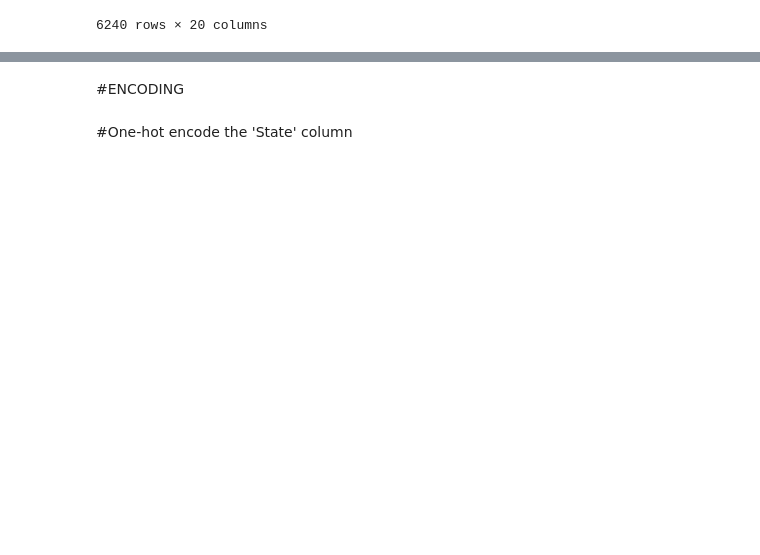
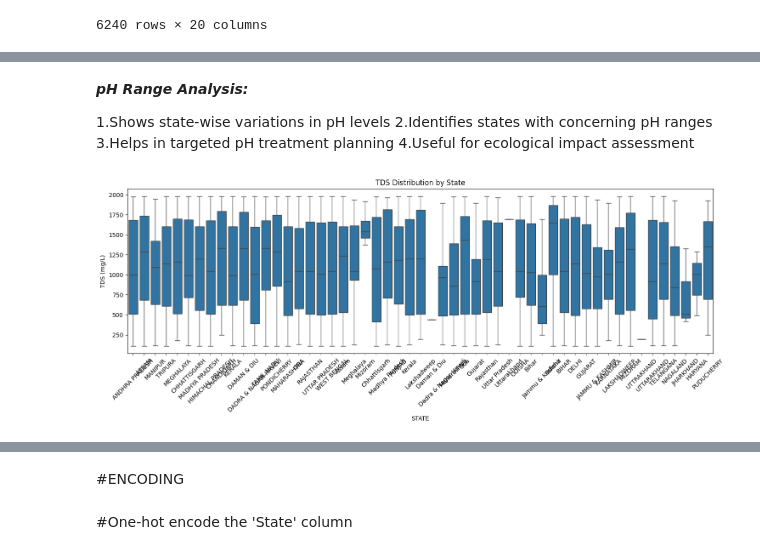
Before and after one commit to cyberdreams8/water-quality-analysis-and-prediction-2, a Jupyter notebook: PDS_waterquality.ipynb, the cells around one changed output, grey strips where cells are left out. Drawn from its saved outputs; the diff is of its cells as text; code cells hidden in the pictures; blank space fills up the shorter version.

```diff
--- a/PDS_waterquality.ipynb
+++ b/PDS_waterquality.ipynb
@@ -509,0 +577,18 @@ Dataset
+# %% [markdown]
+***pH Range Analysis:***
+
+
+1.Shows state-wise variations in pH levels
+2.Identifies states with concerning pH ranges
+3.Helps in targeted pH treatment planning
+4.Useful for ecological impact assessment
+# %%
+    # 4. Box Plot of TDS Distribution by State
+    plt.figure(figsize=(15, 6))
+    sns.boxplot(x='STATE', y='TDS (mg/L)', data=Dataset)
+    plt.xticks(rotation=45)
+    plt.title('TDS Distribution by State')
+    plt.tight_layout()
+    plt.show()
+# %% [output]
+[figure, added]
```
Also changed, not shown: parts of 13 cells of this notebook.
